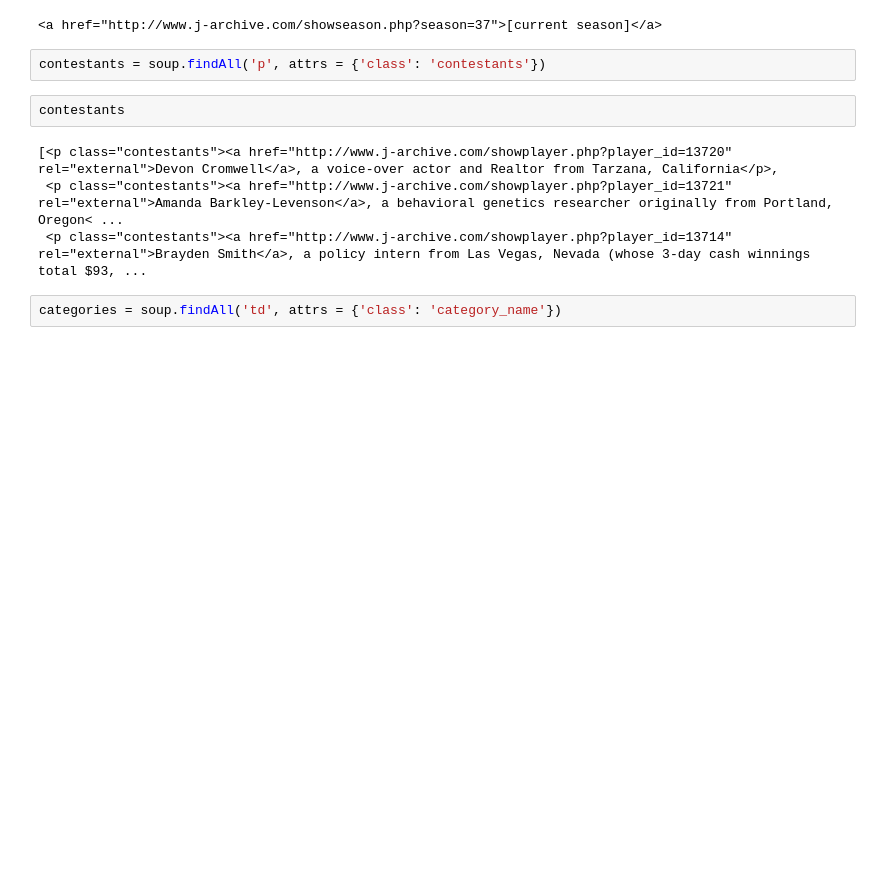
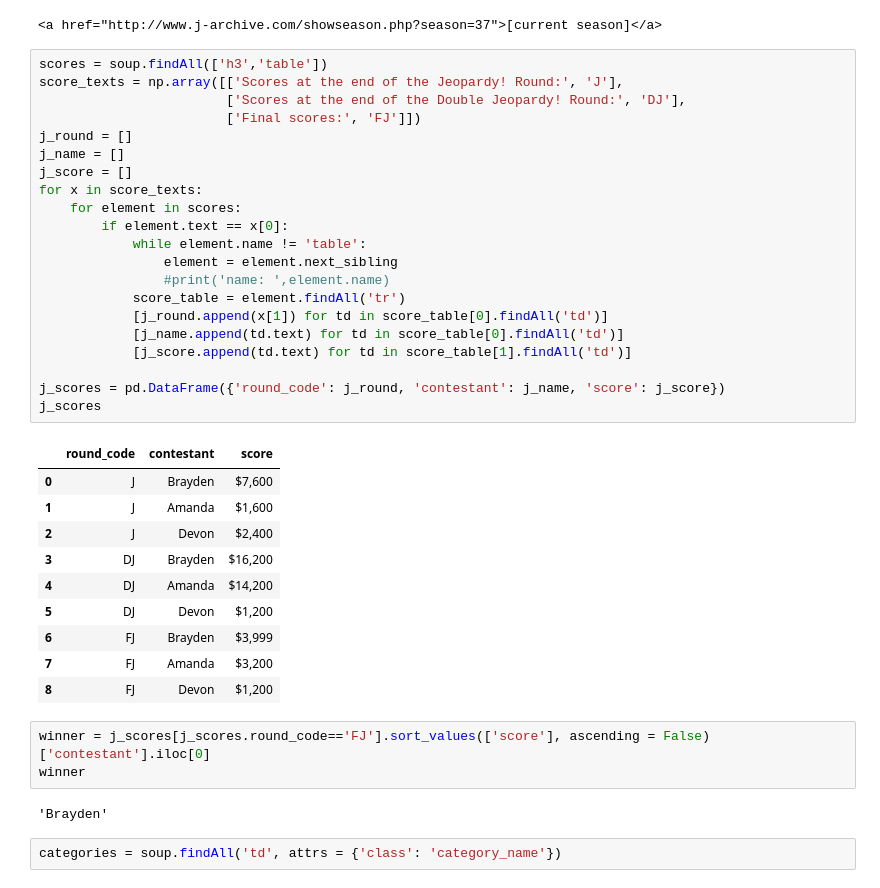
Before and after one commit to maggimckenzie/midcourse_mm, a Jupyter notebook: j_archive_scraping.ipynb, the cells around one changed output. Drawn from its saved outputs; the diff is of its cells as text; blank space fills up the shorter version.

```diff
--- a/j_archive_scraping.ipynb
+++ b/j_archive_scraping.ipynb
@@ -171,14 +171,43 @@ print(season)
 season = season['href'].split('=')[1]
 # %% [output]
 <a href="http://www.j-archive.com/showseason.php?season=37">[current season]</a>
-# %%
-contestants = soup.findAll('p', attrs = {'class': 'contestants'})
-# %%
-contestants
-# %% [output]
-[<p class="contestants"><a href="http://www.j-archive.com/showplayer.php?player_id=13720" rel="external">Devon Cromwell</a>, a voice-over actor and Realtor from Tarzana, California</p>,
- <p class="contestants"><a href="http://www.j-archive.com/showplayer.php?player_id=13721" rel="external">Amanda Barkley-Levenson</a>, a behavioral genetics researcher originally from Portland, Oregon< ...
- <p class="contestants"><a href="http://www.j-archive.com/showplayer.php?player_id=13714" rel="external">Brayden Smith</a>, a policy intern from Las Vegas, Nevada (whose 3-day cash winnings total $93, ...
+# %%
+scores = soup.findAll(['h3','table'])
+score_texts = np.array([['Scores at the end of the Jeopardy! Round:', 'J'],
+                        ['Scores at the end of the Double Jeopardy! Round:', 'DJ'],
+                        ['Final scores:', 'FJ']])
+j_round = []
+j_name = []
+j_score = []
+for x in score_texts:
+    for element in scores:
+        if element.text == x[0]:
+            while element.name != 'table':
+                element = element.next_sibling
+                #print('name: ',element.name)
+            score_table = element.findAll('tr')
+            [j_round.append(x[1]) for td in score_table[0].findAll('td')]
+            [j_name.append(td.text) for td in score_table[0].findAll('td')]
+            [j_score.append(td.text) for td in score_table[1].findAll('td')]
+
+j_scores = pd.DataFrame({'round_code': j_round, 'contestant': j_name, 'score': j_score})
+j_scores
+# %% [output]
+|  | round_code | contestant | score |
+| 0 | J | Brayden | $7,600 |
+| 1 | J | Amanda | $1,600 |
+| 2 | J | Devon | $2,400 |
+| 3 | DJ | Brayden | $16,200 |
+| 4 | DJ | Amanda | $14,200 |
+| 5 | DJ | Devon | $1,200 |
+| 6 | FJ | Brayden | $3,999 |
+| 7 | FJ | Amanda | $3,200 |
+| 8 | FJ | Devon | $1,200 |
+# %%
+winner = j_scores[j_scores.round_code=='FJ'].sort_values(['score'], ascending = False)['contestant'].iloc[0]
+winner
+# %% [output]
+'Brayden'
 # %%
 categories = soup.findAll('td', attrs = {'class': 'category_name'})
 # %%
```
Also changed, not shown: parts of 18 cells of this notebook.
